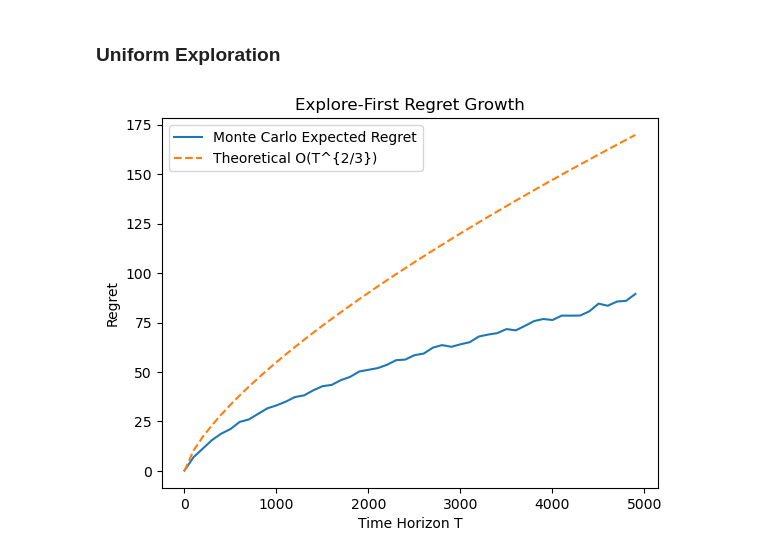
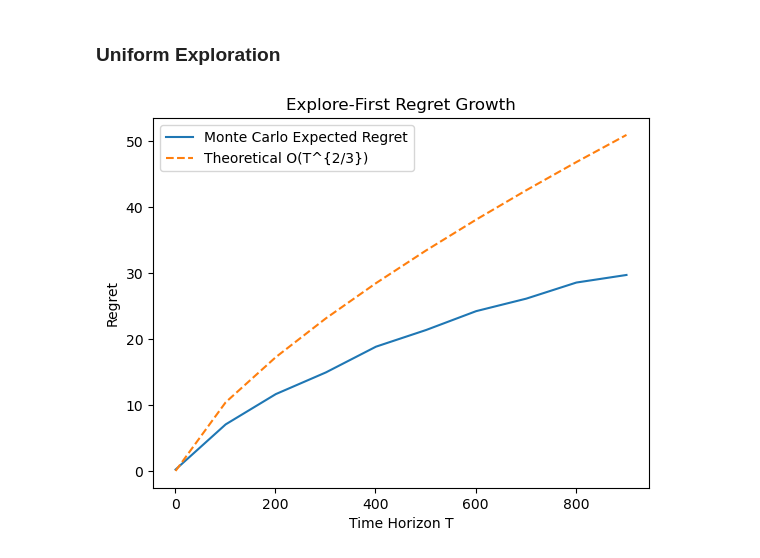
Before and after one commit to robert-zhang28/Multi-Armed-Bandits, a Jupyter notebook: algorithm_analysis.ipynb, the cells around one changed output. Saved outputs shown, nothing was run; the diff lists cells and outputs as text; code cells hidden in the pictures.

```diff
--- a/algorithm_analysis.ipynb
+++ b/algorithm_analysis.ipynb
@@ -30,38 +30,37 @@ def explore_first(mu, N, T):
 
 mu = [0.4, 0.6, 0.5]
 N = 20
-T = 20
 
-def expected_regret(mu, T, runs=2000):
+def expected_regret(mu, T, runs=1000):
     K = len(mu)
     N = int((T/K)**(2/3) * (np.log(T))**(1/3))
 
     regrets = []
 
     for _ in range(runs):
         regrets.append(explore_first(mu, N, T))
 
     return np.mean(regrets)
 
 
-time_horizons = np.arange(1, 5001, 100)
+time_horizons = np.arange(1, 1001, 100)
 monte_carlo_expected_regret = []
 C = 0.2
 
 for th in time_horizons:
     monte_carlo_expected_regret.append(expected_regret(mu, th))
 
 theoretical_expected_regret = C * (time_horizons**(2/3))*((len(mu)*np.log(time_horizons))**(1/3))
 
 
 plt.plot(time_horizons, monte_carlo_expected_regret, label="Monte Carlo Expected Regret")
 plt.plot(time_horizons, theoretical_expected_regret, label="Theoretical O(T^{2/3})", linestyle="--")
 
 plt.xlabel("Time Horizon T")
 plt.ylabel("Regret")
 plt.legend()
 plt.title("Explore-First Regret Growth")
 
 plt.show()
 # %% [output]
-[figure, old version]
+[figure, new version]
```
Also changed, not shown: parts of 3 cells of this notebook.
